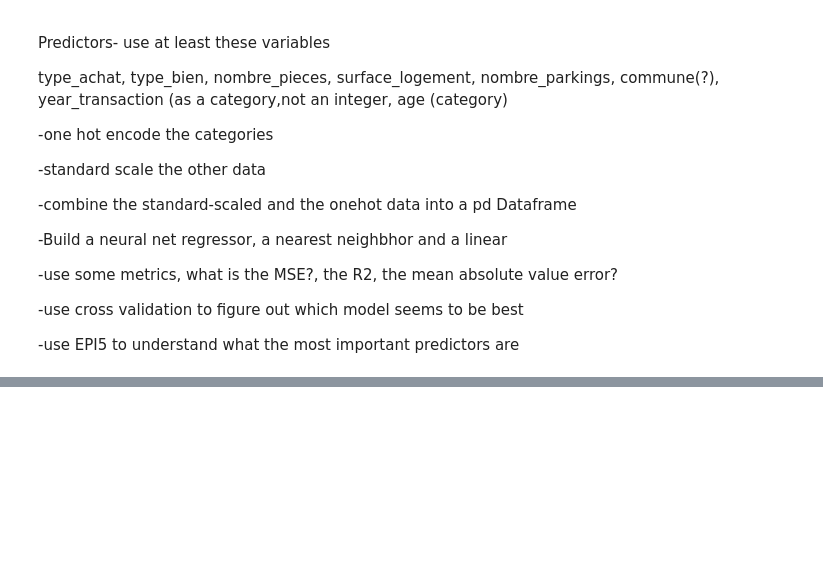
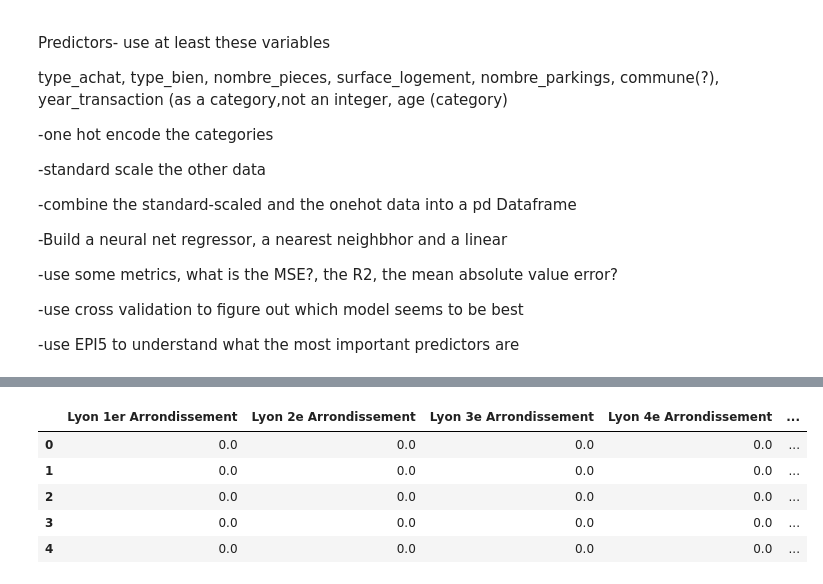
Before and after one commit to 17dmorehouse/DAT_514-Machine-Learning, a Jupyter notebook: Notes/02.01.2024 Lyons_Housing_Data.ipynb, the cells around one changed output, grey strips where cells are left out. Cells and saved outputs as stored; diff of their text form; code cells hidden in the pictures; blank space fills up the shorter version.

```diff
--- a/Notes/02.01.2024 Lyons_Housing_Data.ipynb
+++ b/Notes/02.01.2024 Lyons_Housing_Data.ipynb
@@ -119,0 +147,13 @@ type_achat, type_bien, nombre_pieces,  surface_logement, nombre_parkings, commun
+# %%
+# commune
+encode_commune=OneHotEncoder()
+mat_commune=encode_commune.fit_transform(lyon["commune"].to_numpy().reshape(-1,1))
+df_mat_commune=pd.DataFrame(mat_commune.toarray(),columns=encode_commune.categories_[0])
+df_mat_commune.head()
+# %% [output]
+|  | Lyon 1er Arrondissement | Lyon 2e Arrondissement | Lyon 3e Arrondissement | Lyon 4e Arrondissement | ... |
+| 0 | 0.0 | 0.0 | 0.0 | 0.0 | ... |
+| 1 | 0.0 | 0.0 | 0.0 | 0.0 | ... |
+| 2 | 0.0 | 0.0 | 0.0 | 0.0 | ... |
+| 3 | 0.0 | 0.0 | 0.0 | 0.0 | ... |
+| 4 | 0.0 | 0.0 | 0.0 | 0.0 | ... |
```
Also changed, not shown: parts of 32 cells of this notebook, 25 other files.
